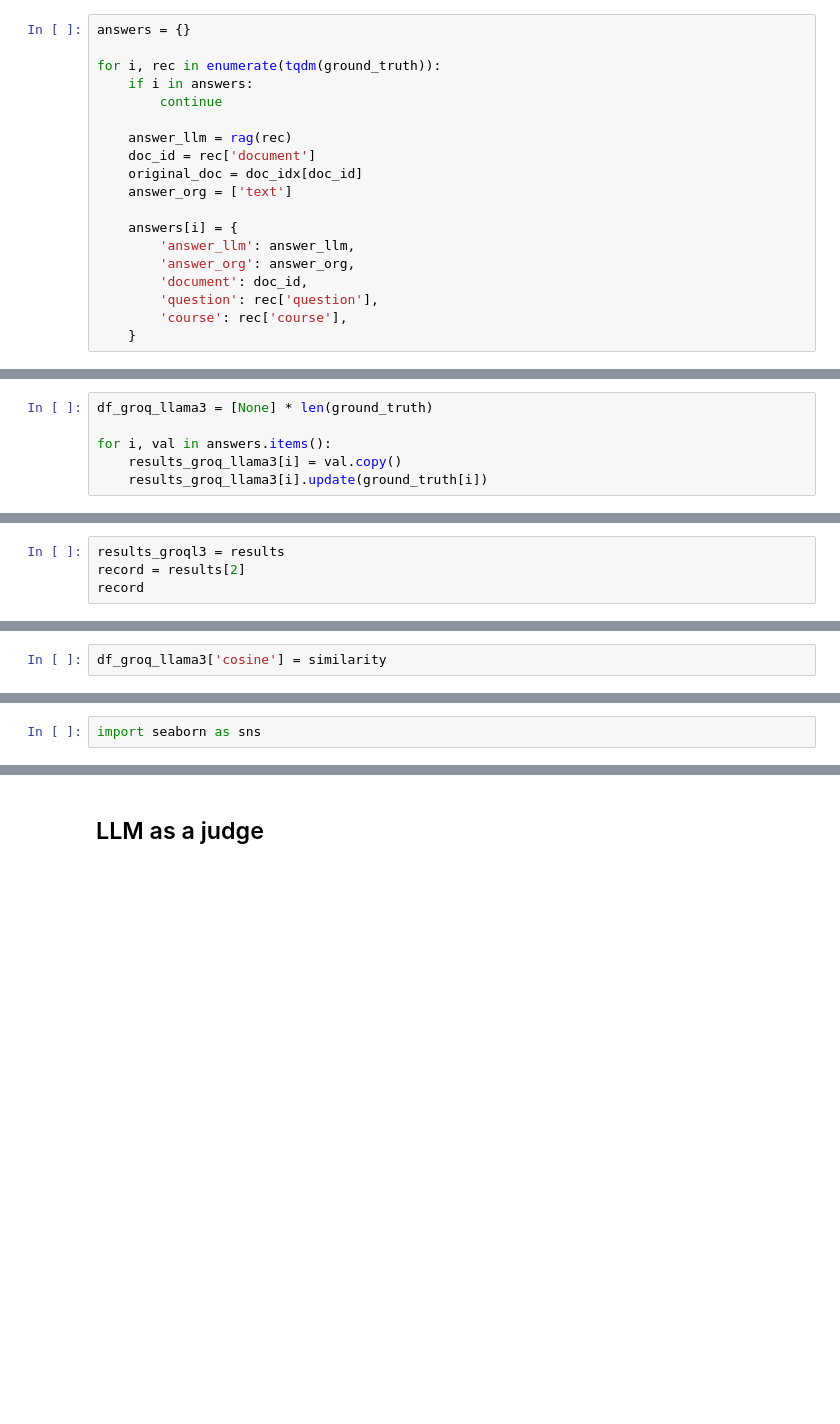
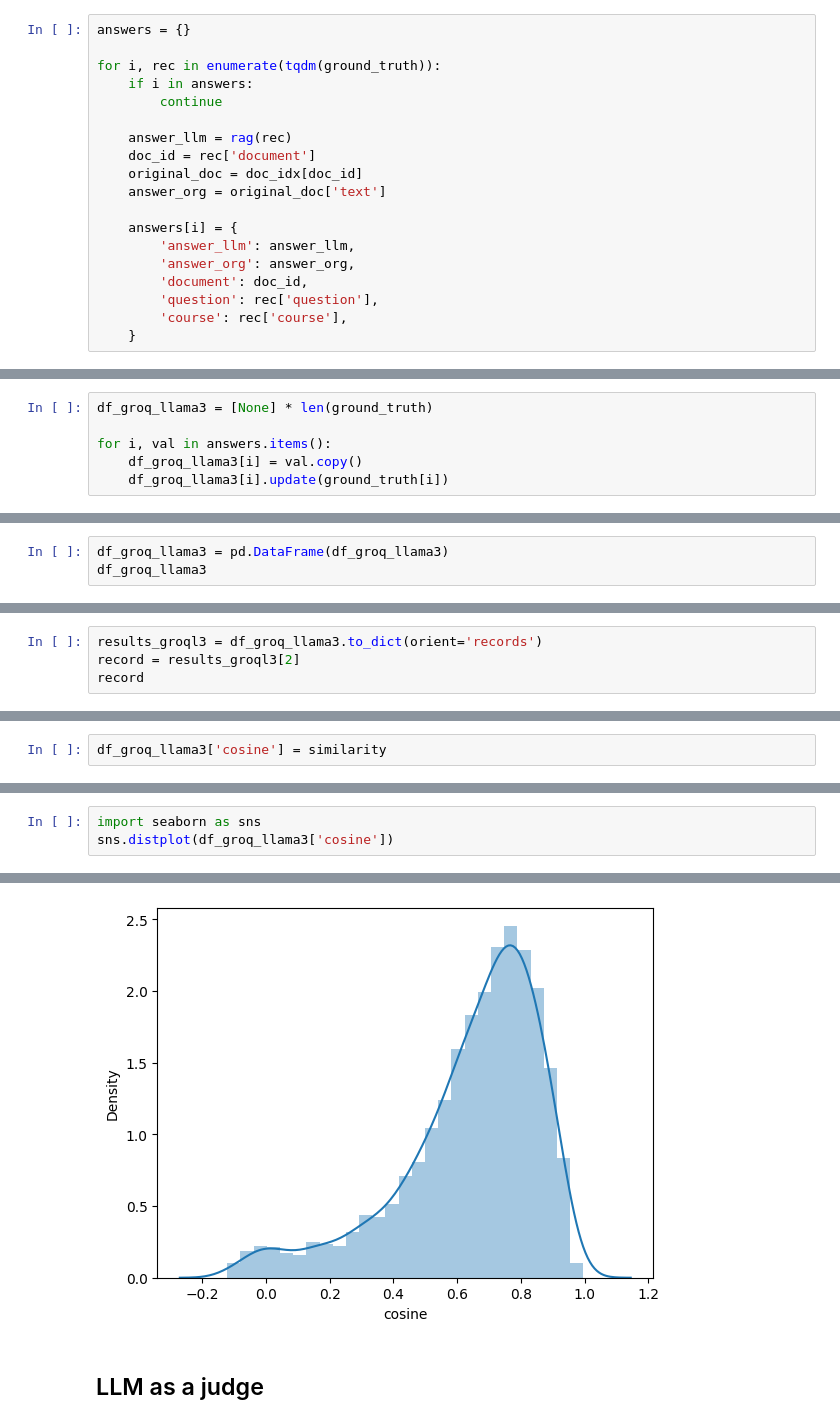
Before and after one commit to AppleJacklll/LLMZoomCamp, a Jupyter notebook: 04-evaluation/cosine_similarity.ipynb, the cells around one changed output, grey strips where cells are left out. Cells and saved outputs as stored; diff of their text form; blank space fills up the shorter version.

```diff
--- a/04-evaluation/cosine_similarity.ipynb
+++ b/04-evaluation/cosine_similarity.ipynb
@@ -255,7 +255,7 @@ for i, rec in enumerate(tqdm(ground_truth)):
     answer_llm = rag(rec)
     doc_id = rec['document']
     original_doc = doc_idx[doc_id]
-    answer_org = ['text']
+    answer_org = original_doc['text']
 
     answers[i] = {
         'answer_llm': answer_llm,
@@ -292,5 +292,5 @@ df_groq_llama3.sample(n=5).to_dict(orient='records')
 df_groq_llama3 = [None] * len(ground_truth)
 
 for i, val in answers.items():
-    results_groq_llama3[i] = val.copy()
-    results_groq_llama3[i].update(ground_truth[i])
+    df_groq_llama3[i] = val.copy()
+    df_groq_llama3[i].update(ground_truth[i])
@@ -296,0 +305,3 @@ for i, val in answers.items():
+# %%
+df_groq_llama3 = pd.DataFrame(df_groq_llama3)
+df_groq_llama3
@@ -370,6 +412,6 @@ RateLimitError: Error code: 429 - {'error': {'message': 'Rate limit reached for
 # %% [markdown]
 ## Cosine similarity
 # %%
-results_groql3 = results
-record = results[2]
+results_groql3 = df_groq_llama3.to_dict(orient='records')
+record = results_groql3[2]
 record
@@ -393,2 +470,4 @@ df_groq_llama3['cosine'] = similarity
 # %%
 import seaborn as sns
+sns.distplot(df_groq_llama3['cosine'])
+# %% [output]
@@ -395,3 +484,4 @@ import seaborn as sns
+[figure, added]
 # %% [markdown]
 ## LLM as a judge
 # %%
```
Also changed, not shown: parts of 30 cells of this notebook, 5 other files.
